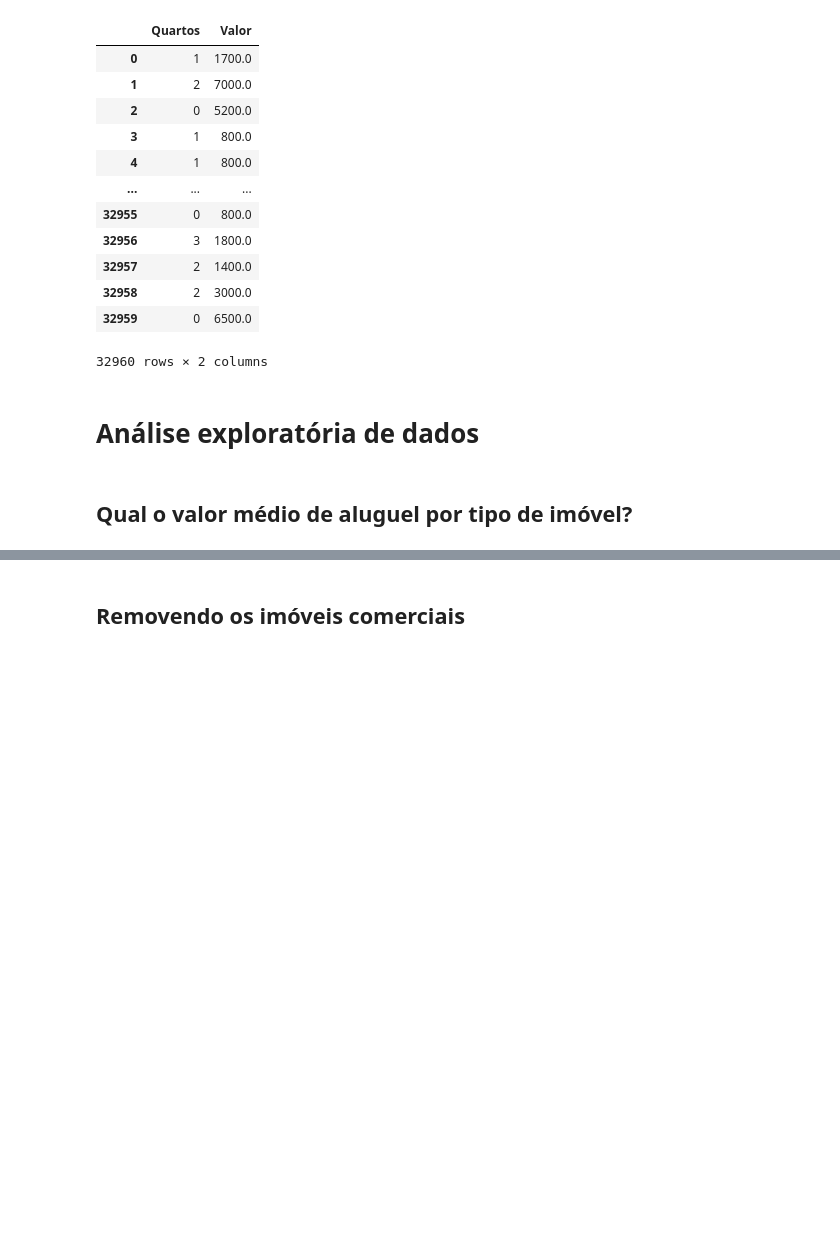
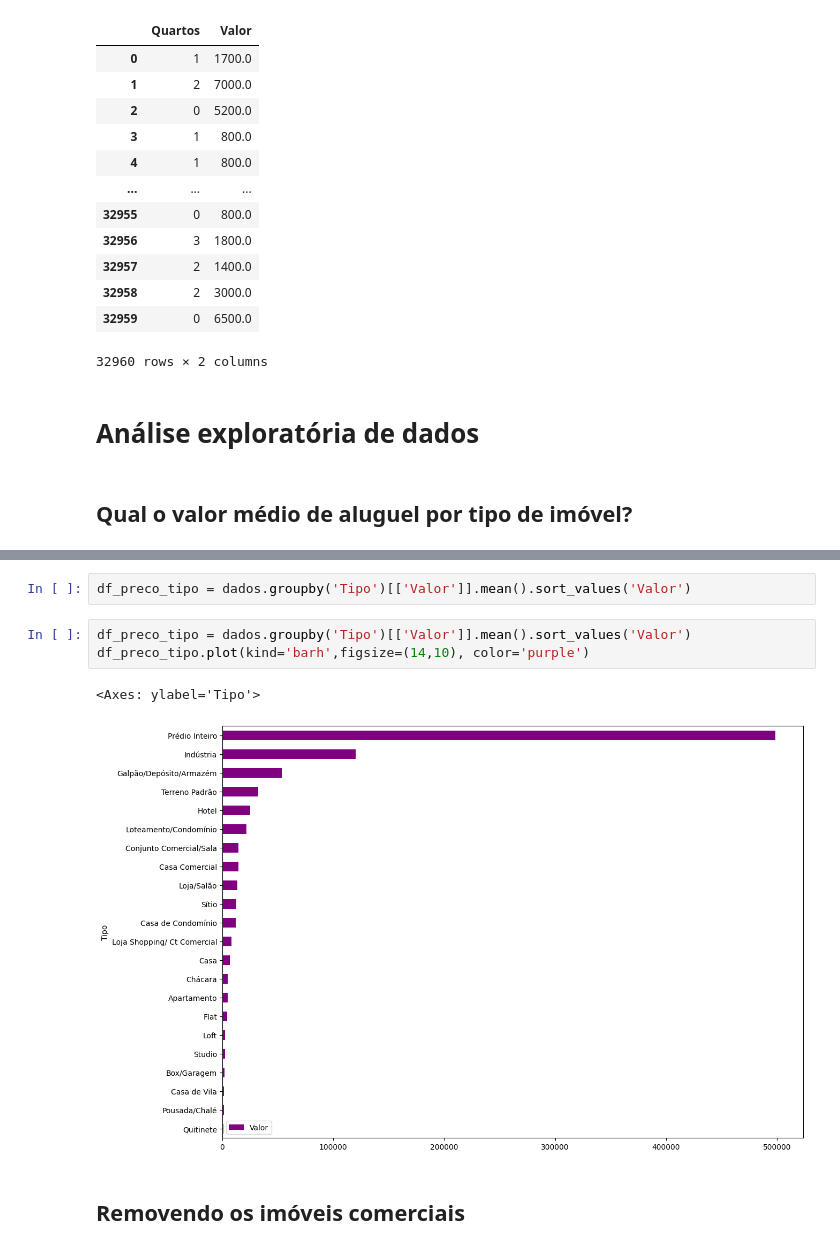
Before and after one commit to tecStudent/alura-pandas, a Jupyter notebook: 1_conhecendo_biblioteca/notebook_inicial.ipynb, the cells around one changed output, grey strips where cells are left out. Drawn from its saved outputs; the diff is of its cells as text; blank space fills up the shorter version.

```diff
--- a/1_conhecendo_biblioteca/notebook_inicial.ipynb
+++ b/1_conhecendo_biblioteca/notebook_inicial.ipynb
@@ -131,2 +197,10 @@ dados[['Quartos','Valor']]
+# %%
+df_preco_tipo = dados.groupby('Tipo')[['Valor']].mean().sort_values('Valor')
+# %%
+df_preco_tipo = dados.groupby('Tipo')[['Valor']].mean().sort_values('Valor')
+df_preco_tipo.plot(kind='barh',figsize=(14,10), color='purple')
+# %% [output]
+<Axes: ylabel='Tipo'>
+[figure, added]
 # %% [markdown]
 ## Removendo os imóveis comerciais
```
Also changed, not shown: parts of 18 cells of this notebook.
